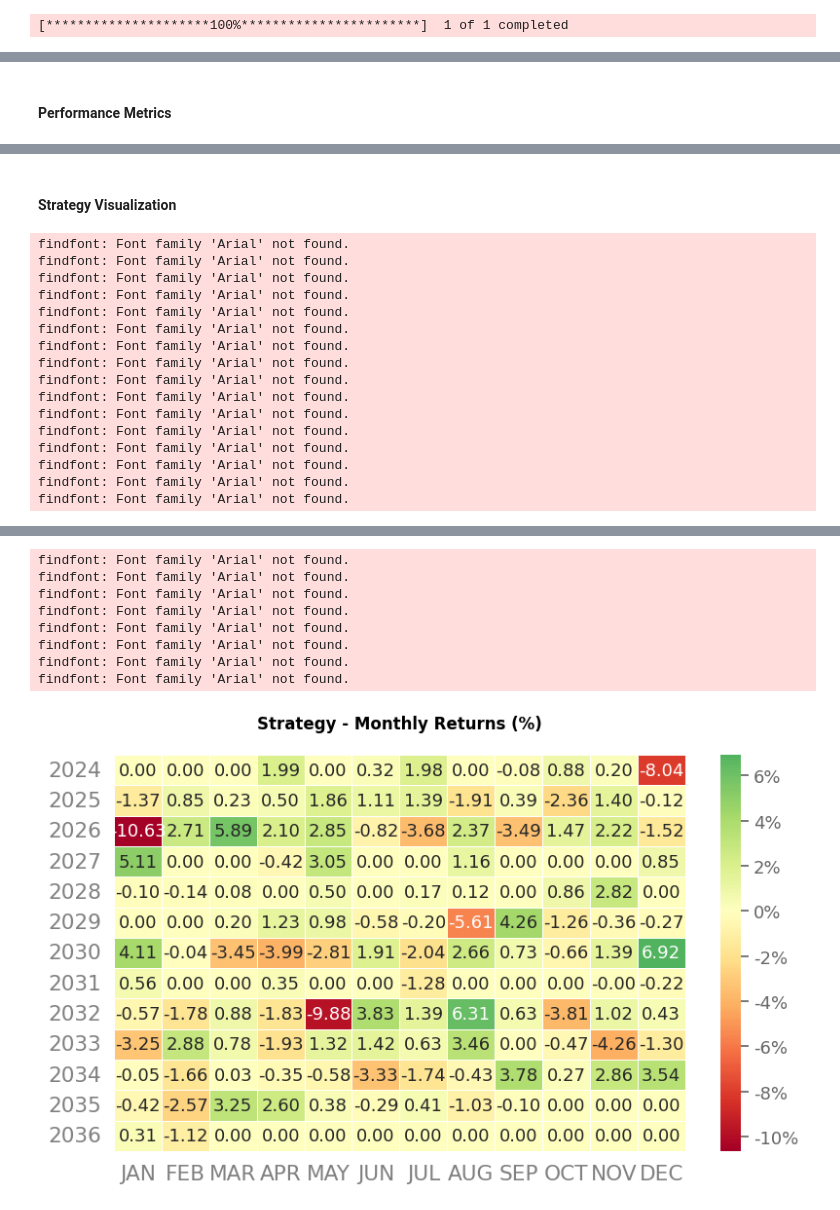
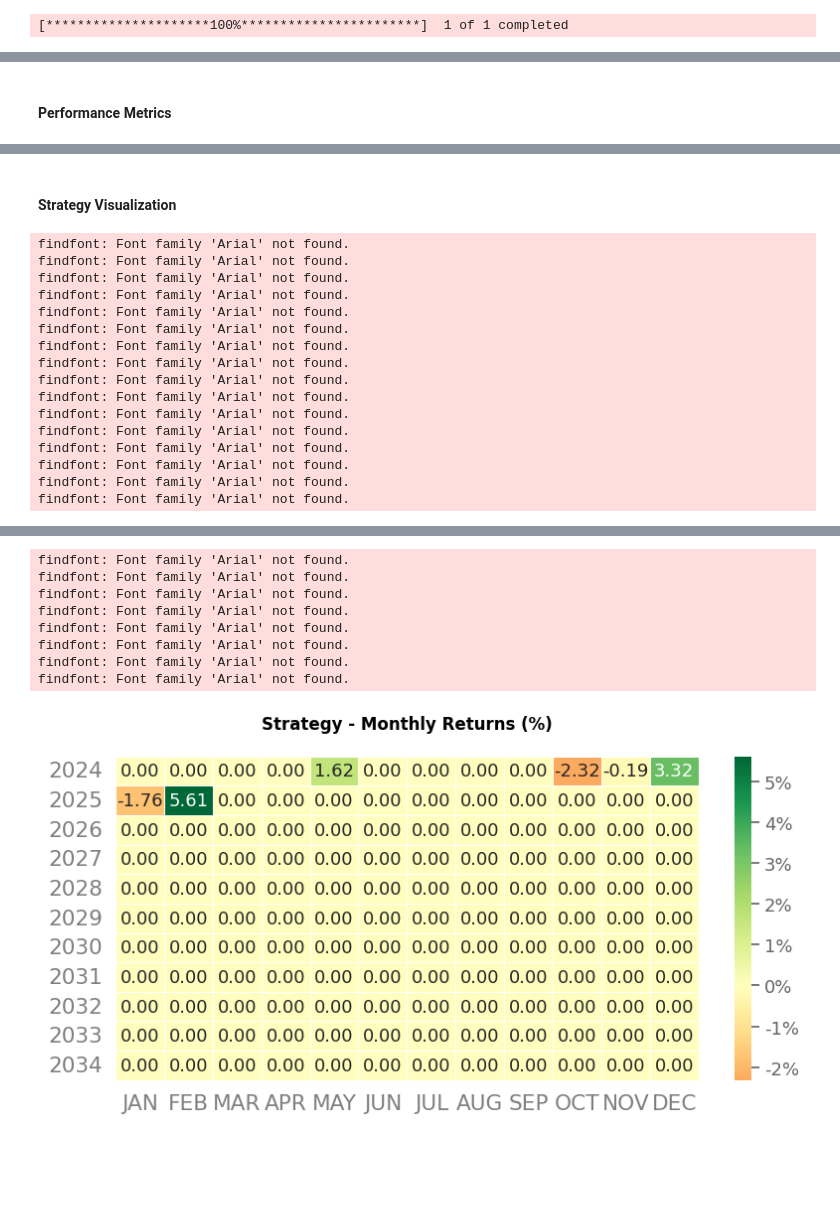
Before and after one commit to neotheprogramist/ai-playground, a Jupyter notebook: LSTM.ipynb, the cells around one changed output, grey strips where cells are left out. Cells and saved outputs as stored; diff of their text form; code cells hidden in the pictures; blank space fills up the shorter version.

Commit message:
feat: LSTM models

```diff
--- a/LSTM.ipynb
+++ b/LSTM.ipynb
@@ -52,6 +52,8 @@ class CryptoTradingEnv(gym.Env):
         self.actions_history = self.df[['Close', 'RSI']].copy()
         self.actions_history['Action'] = 0
 
+        self.trade_fee = 0.001
+
         self._last_reward = 0
         self._last_action = 0
         self._balance_pct_buy = 0.1
@@ -62,7 +64,7 @@ class CryptoTradingEnv(gym.Env):
         self.crypto_held = 0
         self.net_worth = initial_balance
 
-        self.action_space = spaces.Discrete(3)  # 0: Hold, 1: Buy, 2: Sell
+        self.action_space = spaces.Discrete(3) # 0: Hold, 1: Buy, 2: Sell
 
         # Observation space: historical data + portfolio state
         self.observation_space = spaces.Dict({
@@ -183,7 +185,8 @@ class CustomCombinedExtractor(BaseFeaturesExtractor):
             input_size=price_shape[1],
             hidden_size=64,
             num_layers=1,
-            batch_first=True
+            batch_first=True,
+            # dropout=0.2
         )
 
         self.portfolio_net = nn.Sequential(
@@ -229,9 +232,8 @@ eval_callback = EvalCallback(env, best_model_save_path='./models/',
                              log_path='./tensorboard_logs/', eval_freq=10000,
                              deterministic=True, render=False, verbose=0)
 
-model = PPO('MultiInputPolicy', env, verbose=1, policy_kwargs=policy_kwargs, tensorboard_log="./tensorboard_logs/", learning_rate=0.0002)
-model.learn(total_timesteps=1_000_000, callback=eval_callback)
-model.save('ppo_crypto_lstm')
+# model = PPO('MultiInputPolicy', env, verbose=1, policy_kwargs=policy_kwargs, tensorboard_log="./tensorboard_logs/", learning_rate=0.0001)
+# model.learn(total_timesteps=500_000, callback=eval_callback)
 # %% [output]
 [*********************100%***********************]  1 of 1 completed
                   Open        High         Low       Close   Adj Close  \
@@ -277,7 +260,7 @@ from utils.charts.plot_data_with_rsi import plot_data_with_rsi
 # Model Evaluation (Optional)
 # ====================================
 
-test_data = fetch_data_with_indicators(Api.YAHOO, 'BTC-USD', '2024-04-01', '2024-10-01', '1h', ['RSI', 'EMA_50'])
+test_data = fetch_data_with_indicators(Api.YAHOO, 'BTC-USD', '2024-05-01', '2024-10-01', '1h', ['RSI', 'EMA_50'])
 
 test_data = test_data.copy()  # Make a full copy
 test_data['Pct Change'] = test_data['Close'].pct_change() * 100
@@ -288,7 +271,7 @@ eval_env = VecNormalize(eval_env, norm_obs=True, norm_reward=False)
 
 portfolio_values = []
 
-model = PPO.load('./models/best_model', env=env)
+model = PPO.load('./models/best_model_6_kk.zip', env=env)
 
 obs = eval_env.reset()
 done = False
@@ -380,9 +363,9 @@ findfont: Font family 'Arial' not found.
 findfont: Font family 'Arial' not found.
 findfont: Font family 'Arial' not found.
 findfont: Font family 'Arial' not found.
 findfont: Font family 'Arial' not found.
 findfont: Font family 'Arial' not found.
 findfont: Font family 'Arial' not found.
 findfont: Font family 'Arial' not found.
 findfont: Font family 'Arial' not found.
-[figure, old version]
+[figure, new version]
```
Also changed, not shown: parts of 2 cells of this notebook, 6 other files.
